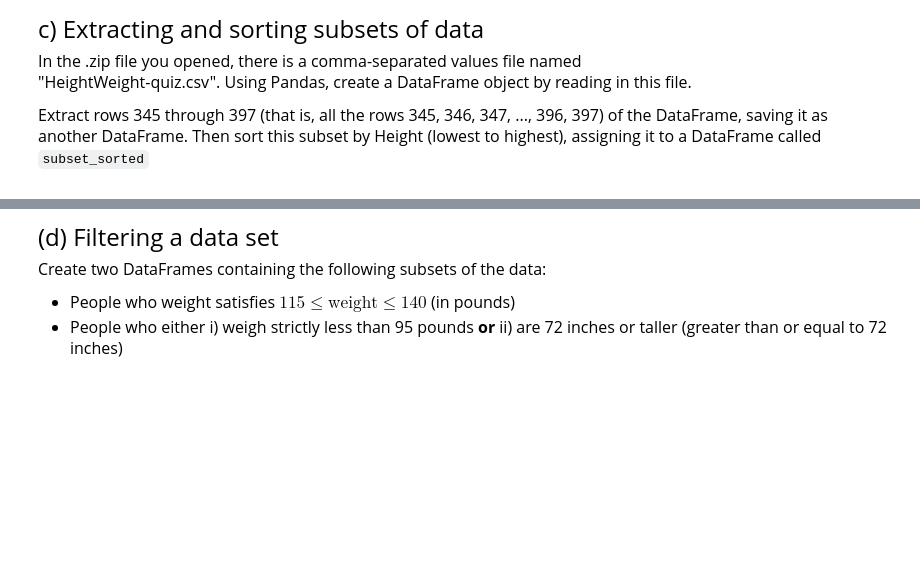
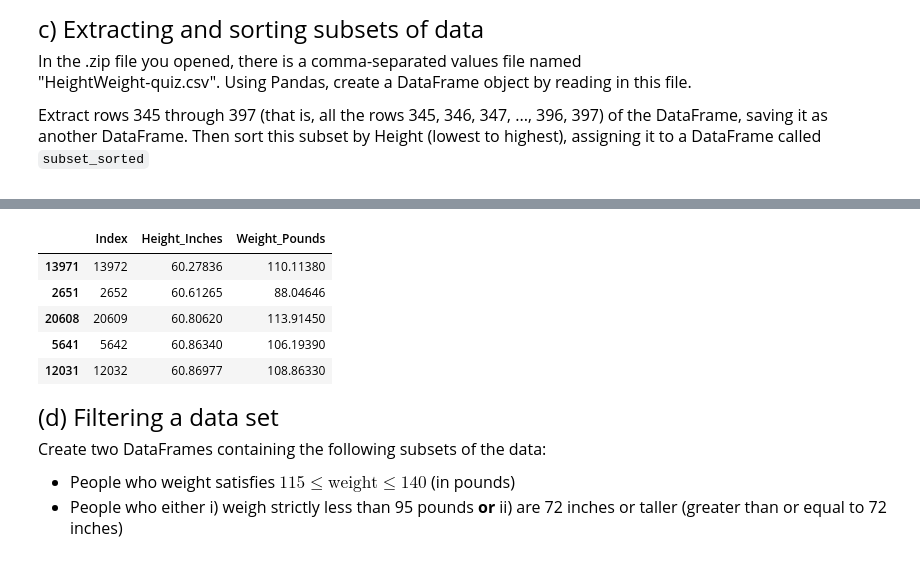
Before and after one commit to kristen-ngai/KN---qtm151fall2025, a Jupyter notebook: Assignments/practice_quiz.ipynb, the cells around one changed output, grey strips where cells are left out. Cells and saved outputs as stored; diff of their text form; code cells hidden in the pictures; blank space fills up the shorter version.

```diff
--- a/Assignments/practice_quiz.ipynb
+++ b/Assignments/practice_quiz.ipynb
@@ -141,8 +159,18 @@ Extract rows 345 through 397 (that is, all the rows 345, 346, 347, ..., 396, 397
 # %%
 # Write your answer here:
+import pandas as pd
+df=pd.read_csv("C:/Users/ngaik/Downloads/height_weight.csv")
+df.iloc[345:398,:]
 
-import pandas as pd
-read.csv()
+subset_sorted=df.sort_values(by=['Height_Inches'], ascending=True)
+subset_sorted.head()
+# %% [output]
+|  | Index | Height_Inches | Weight_Pounds |
+| 13971 | 13972 | 60.27836 | 110.11380 |
+| 2651 | 2652 | 60.61265 | 88.04646 |
+| 20608 | 20609 | 60.80620 | 113.91450 |
+| 5641 | 5642 | 60.86340 | 106.19390 |
+| 12031 | 12032 | 60.86977 | 108.86330 |
 # %% [markdown]
 <font size = "5">
 
```
Also changed, not shown: parts of 14 cells of this notebook, 1 other file.
